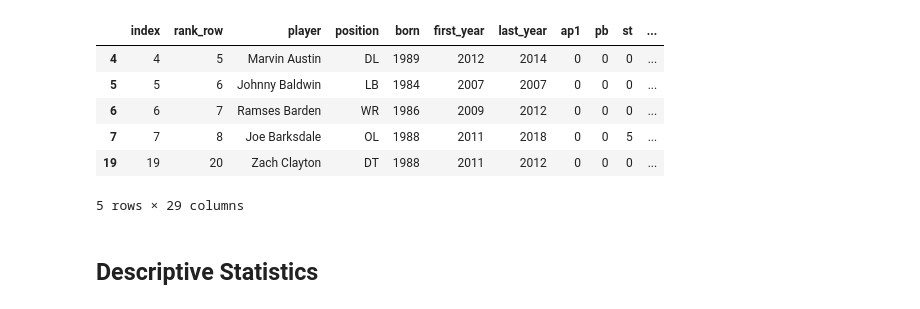
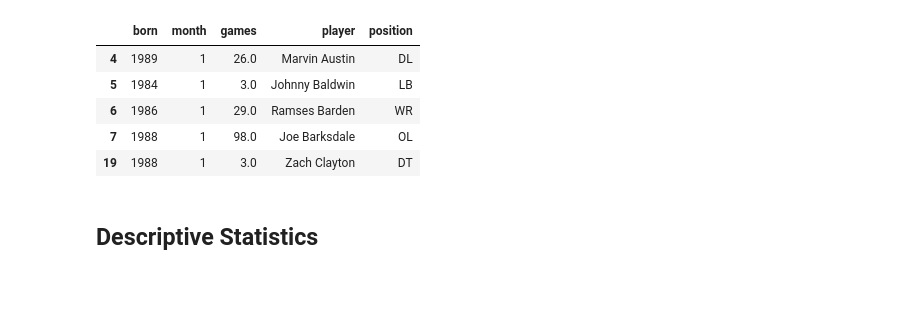
Before and after one commit to naivelogic/NFL-smarter-football, a Jupyter notebook: In Development/(dev) NFL Birthday Statistical Inference (ANOVA).ipynb, the cells around one changed output. Cells and saved outputs as stored; diff of their text form; code cells hidden in the pictures.

```diff
--- a/In Development/(dev) NFL Birthday Statistical Inference (ANOVA).ipynb
+++ b/In Development/(dev) NFL Birthday Statistical Inference (ANOVA).ipynb
@@ -34,17 +34,16 @@ from matplotlib import style
 # %%
 bday = pd.read_csv('nfl_birthdays.csv', index_col=0)
 bday = bday.reset_index(drop=False)
 bday = bday[(bday.born >= 1980)] # who played at least 7 games
-#bday = bday[['born', 'month']]
+bday = bday[['born', 'month', 'games', 'player' ,'position']]
 bday.head()
 # %% [output]
-|  | index | rank_row | player | position | born | first_year | last_year | ap1 | pb | st | ... |
-| 4 | 4 | 5 | Marvin Austin | DL | 1989 | 2012 | 2014 | 0 | 0 | 0 | ... |
-| 5 | 5 | 6 | Johnny Baldwin | LB | 1984 | 2007 | 2007 | 0 | 0 | 0 | ... |
-| 6 | 6 | 7 | Ramses Barden | WR | 1986 | 2009 | 2012 | 0 | 0 | 0 | ... |
-| 7 | 7 | 8 | Joe Barksdale | OL | 1988 | 2011 | 2018 | 0 | 0 | 5 | ... |
-| 19 | 19 | 20 | Zach Clayton | DT | 1988 | 2011 | 2012 | 0 | 0 | 0 | ... |
+|  | born | month | games | player | position |
+| 4 | 1989 | 1 | 26.0 | Marvin Austin | DL |
+| 5 | 1984 | 1 | 3.0 | Johnny Baldwin | LB |
+| 6 | 1986 | 1 | 29.0 | Ramses Barden | WR |
+| 7 | 1988 | 1 | 98.0 | Joe Barksdale | OL |
+| 19 | 1988 | 1 | 3.0 | Zach Clayton | DT |
-5 rows × 29 columns
 # %% [markdown]
 ## Descriptive Statistics
 # %% [markdown]
```
Also changed, not shown: parts of 7 cells of this notebook.
